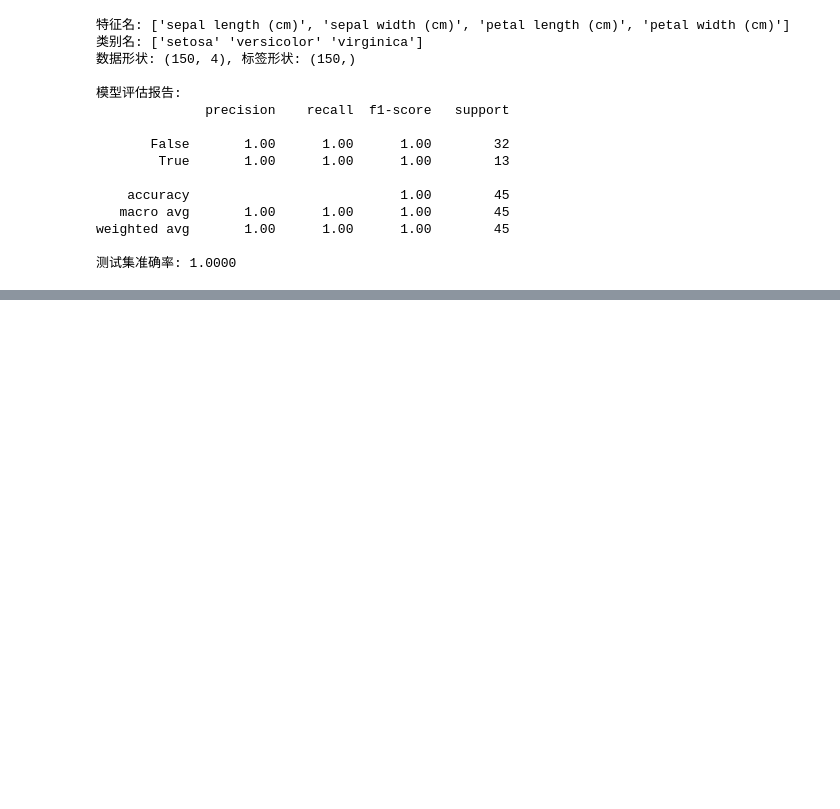
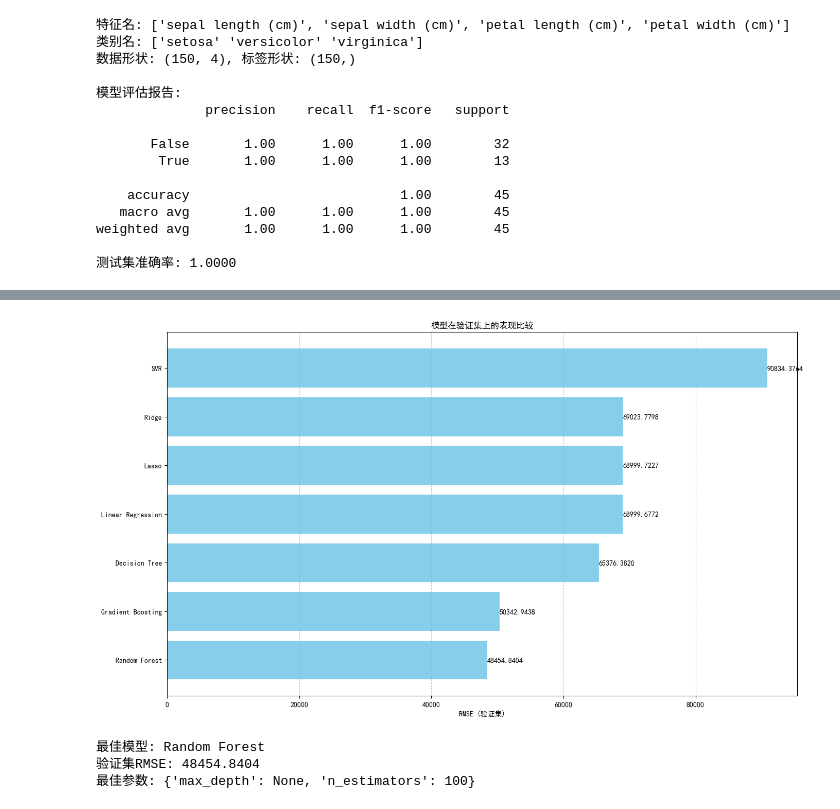
Before and after one commit to thereishua/ml_HW, a Jupyter notebook: 支持向量机作业.ipynb, the cells around one changed output, grey strips where cells are left out. Saved outputs shown, nothing was run; the diff lists cells and outputs as text; code cells hidden in the pictures; blank space fills up the shorter version.

```diff
--- a/支持向量机作业.ipynb
+++ b/支持向量机作业.ipynb
@@ -268,0 +329,17 @@ weighted avg       1.00      1.00      1.00        45
+# %%
+# 2. 划分训练集和测试集
+from sklearn.model_selection import train_test_split
+
+X=housing.iloc[:,:-1]
+y=housing.iloc[:,-1]
+X_train,X_test,y_train,y_test=train_test_split(X,y,test_size=0.2,random_state=42,shuffle=True)
+
+# 对数据进行预处理
+from sklearn.compose import ColumnTransformer
+from sklearn.preprocessing import FunctionTransformer,StandardScaler
+
+# log_transformer = FunctionTransformer(func=np.log1p,inverse_func=np.expm1,validate=False)
+# preprocessor=ColumnTransformer(transformers=[('standard',StandardScaler(),['total_rooms','total_bedrooms','population','households'])],remainder='drop')
+#
+# X_train=preprocessor.fit_transform(X_train)
+# X_test=preprocessor.fit_transform(X_test)
@@ -268,0 +443,32 @@ weighted avg       1.00      1.00      1.00        45
+# %%
+# 4. 可视化各模型在验证集的表现
+plt.rcParams['font.sans-serif'] = ['SimHei', 'Microsoft YaHei', 'KaiTi', 'FangSong', 'STSong']
+
+results_df = pd.DataFrame(results).sort_values('val_rmse')
+
+plt.figure(figsize=(14, 8))
+bars = plt.barh(results_df['model'], results_df['val_rmse'], color='skyblue')
+plt.xlabel('RMSE (验证集)')
+plt.title('模型在验证集上的表现比较')
+plt.grid(axis='x', linestyle='--', alpha=0.7)
+
+# 在柱状图上显示RMSE值
+for bar in bars:
+    width = bar.get_width()
+    plt.text(width + 0.01, bar.get_y() + bar.get_height()/2,
+             f'{width:.4f}',
+             ha='left', va='center')
+
+plt.tight_layout()
+plt.show()
+
+# 输出最佳模型
+best_model_name = results_df.iloc[0]['model']
+print(f"\n最佳模型: {best_model_name}")
+print(f"验证集RMSE: {results_df.iloc[0]['val_rmse']:.4f}")
+print(f"最佳参数: {results_df.iloc[0]['best_params']}")
+# %% [output]
+[figure, added]
+最佳模型: Random Forest
+验证集RMSE: 48454.8404
+最佳参数: {'max_depth': None, 'n_estimators': 100}
```
Also changed, not shown: parts of 9 cells of this notebook.
